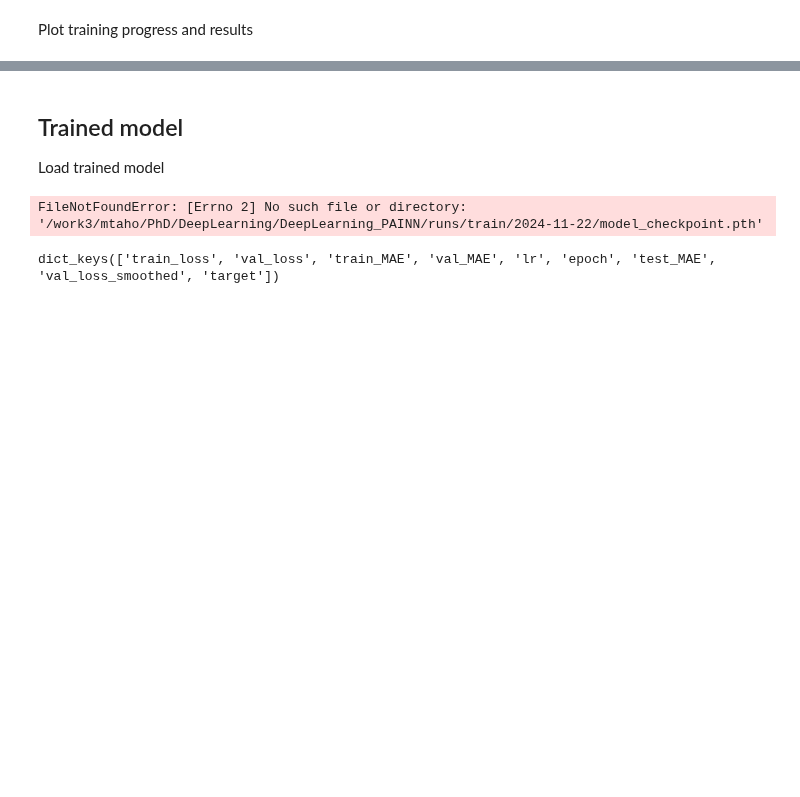
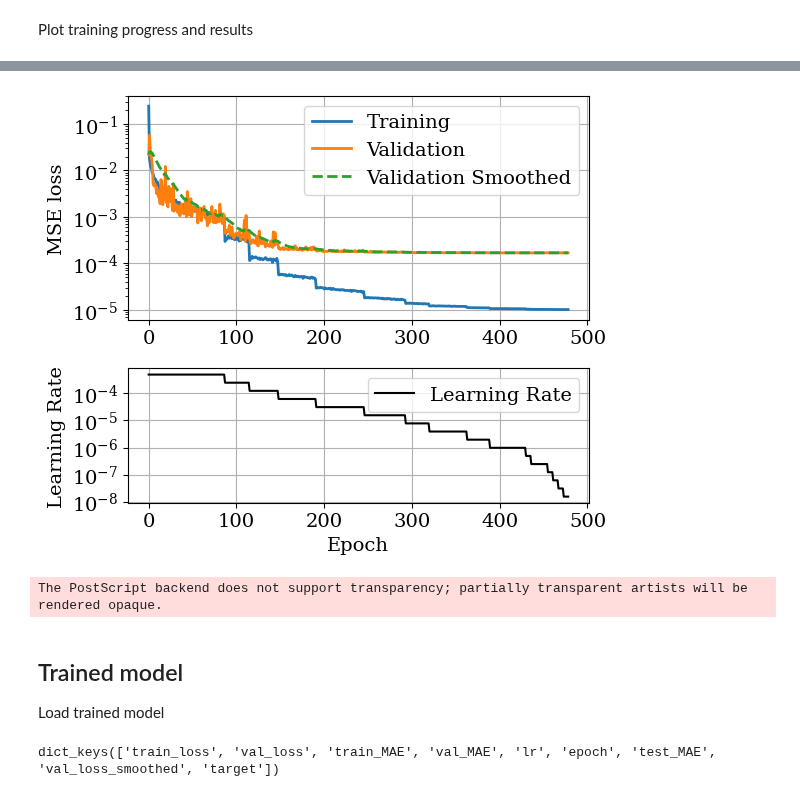
Before and after one commit to MarkusTHolm/DeepLearning_PAINN, a Jupyter notebook: examples/dataplotter.ipynb, the cells around one changed output, grey strips where cells are left out. Cells and saved outputs as stored; diff of their text form; code cells hidden in the pictures; blank space fills up the shorter version.

```diff
--- a/examples/dataplotter.ipynb
+++ b/examples/dataplotter.ipynb
@@ -154,17 +163,56 @@ Relative error = -18.444981%
+# %%
+fig, (ax1, ax2) = plt.subplots(2, 1, figsize=(6, 5), height_ratios=[1, 0.6])
+
+define_plot_settings(14)
+
+def plot_training_progress(data, target_name):
+    lw = 2.0
+    # Plot primary y-axis (losses) on the first subplot
+    ax1.semilogy(data['epoch'], data['train_loss'],'-', lw=lw, label='Training')
+    ax1.semilogy(data['epoch'], data['val_loss'],'-', lw=lw, label='Validation')
+    try:
+        ax1.semilogy(data['epoch'], data['val_loss_smoothed'],'--', lw=lw, label='Validation Smoothed')
+    except:
+        pass
+    # ax1.set_xlabel('Epoch')
+    ax1.set_ylabel('MSE loss')
+    ax1.legend(loc='upper right')  # Legend for the first y-axis
+    ax1.grid(True)
+
+    # Plot secondary y-axis (learning rate) on the second subplot
+    ax2.semilogy(data['epoch'], data['lr'], 'k-', label='Learning Rate')
+    ax2.set_xlabel('Epoch')
+    ax2.set_ylabel('Learning Rate', color='k')
+    ax2.tick_params(axis='y', labelcolor='k')
+    ax2.legend(loc='upper right')  # Combine legends
+    ax2.grid(True)
+    ax2.set_yticks([1e-4, 1e-5, 1e-6, 1e-7, 1e-8])
+
+    # target_name = target_names[data['target']]
+    #plt.suptitle(f"Target: {target_name}")
+    fig.tight_layout()
+    plt.show()
+
+
+# print(f"{target=}")
+plot_training_progress(res_all['target_7'], 'U0')
+
+fig.savefig('../Figures/PAINN_training.eps', format='eps', bbox_inches='tight')
+# %% [output]
+[figure, added]
+The PostScript backend does not support transparency; partially transparent artists will be rendered opaque.
 # %% [markdown]
 ## Trained model
 
 Load trained model
 # %%
-from src.models import model_loader
-results_path = f"{project_dir}/{relative_path}"
-checkpoint_path = f"{results_path}/model_checkpoint.pth"
+# from src.models import model_loader
+# results_path = f"{project_dir}/{relative_path}"
+# checkpoint_path = f"{results_path}/model_checkpoint.pth"
 
-painn, metadata = model_loader.load_checkpoint(checkpoint_path);
+# painn, metadata = model_loader.load_checkpoint(checkpoint_path);
 
-print(painn)
+# print(painn)
-# %% [output]
-FileNotFoundError: [Errno 2] No such file or directory: '/work3/mtaho/PhD/DeepLearning/DeepLearning_PAINN/runs/train/2024-11-22/model_checkpoint.pth'
 # %%
 res_all['target_7'].keys()
 # %% [output]
```
Also changed, not shown: parts of 7 cells of this notebook, 7 other files.
